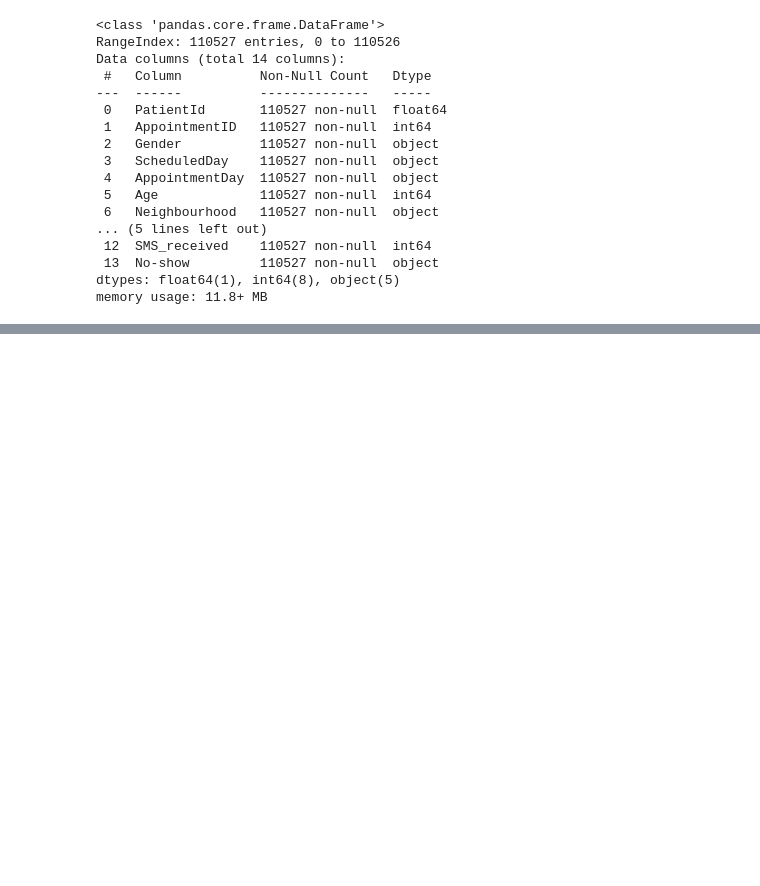
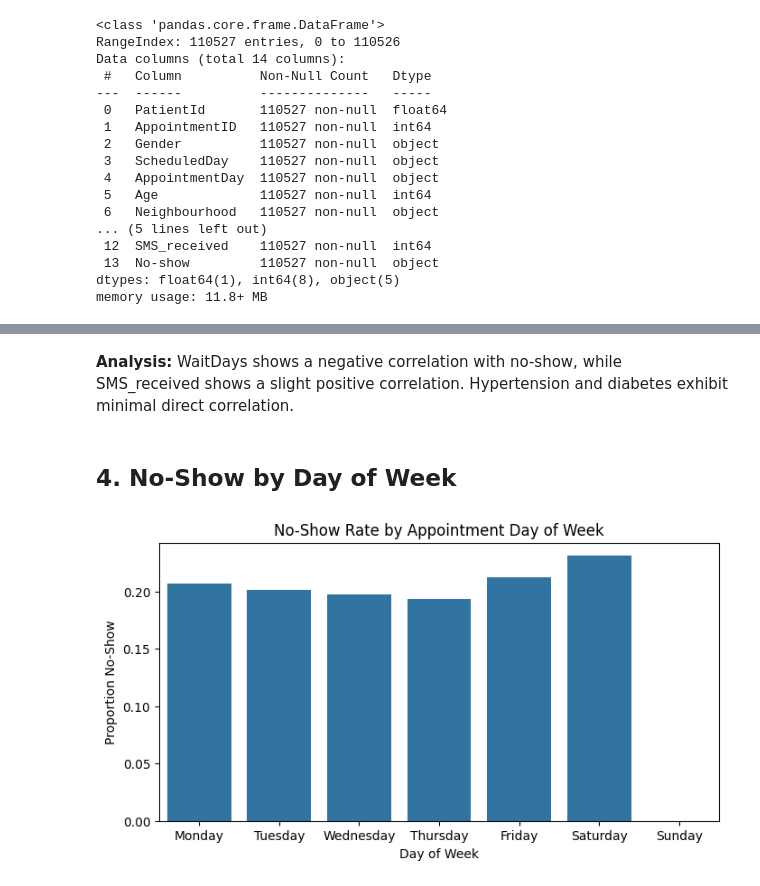
Before and after one commit to Kvnhooman/Final-Project-4-3, a Jupyter notebook: EDA.ipynb, the cells around one changed output, grey strips where cells are left out. Cells and saved outputs as stored; diff of their text form; code cells hidden in the pictures; blank space fills up the shorter version.

```diff
--- a/EDA.ipynb
+++ b/EDA.ipynb
@@ -31,0 +85,17 @@ memory usage: 11.8+ MB
+# %% [markdown]
+**Analysis:** WaitDays shows a negative correlation with no-show, while SMS_received shows a slight positive correlation. Hypertension and diabetes exhibit minimal direct correlation.
+# %% [markdown]
+## 4. No-Show by Day of Week
+# %%
+df['AppointmentDow'] = df['AppointmentDay'].dt.day_name()
+dow = df.groupby('AppointmentDow')['No-show'].mean().reindex(
+    ['Monday','Tuesday','Wednesday','Thursday','Friday','Saturday','Sunday']).reset_index()
+
+plt.figure(figsize=(8,4))
+sns.barplot(x='AppointmentDow', y='No-show', data=dow)
+plt.title('No-Show Rate by Appointment Day of Week')
+plt.xlabel('Day of Week')
+plt.ylabel('Proportion No-Show')
+plt.show()
+# %% [output]
+[figure, added]
```
Also changed, not shown: parts of 14 cells of this notebook.
